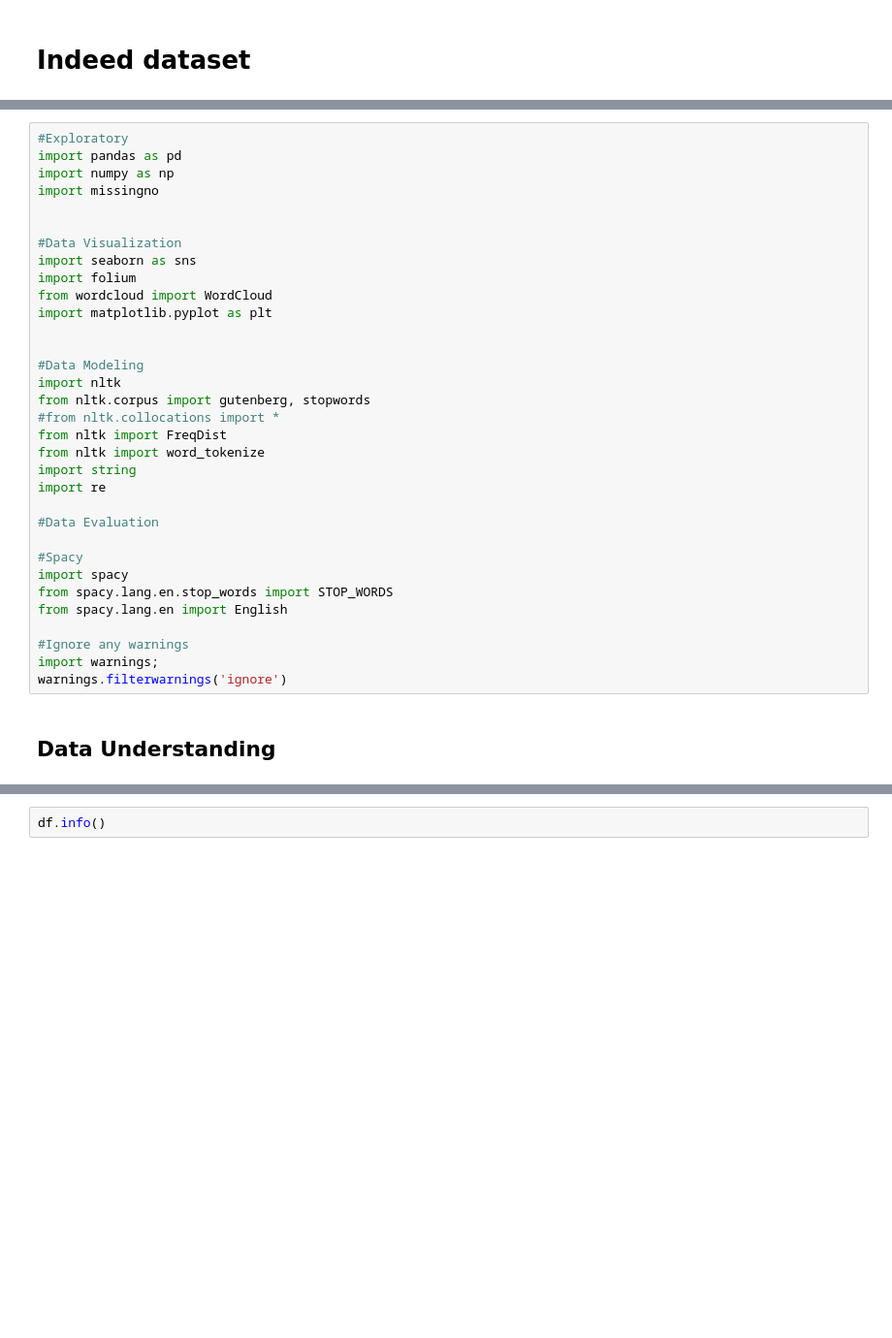
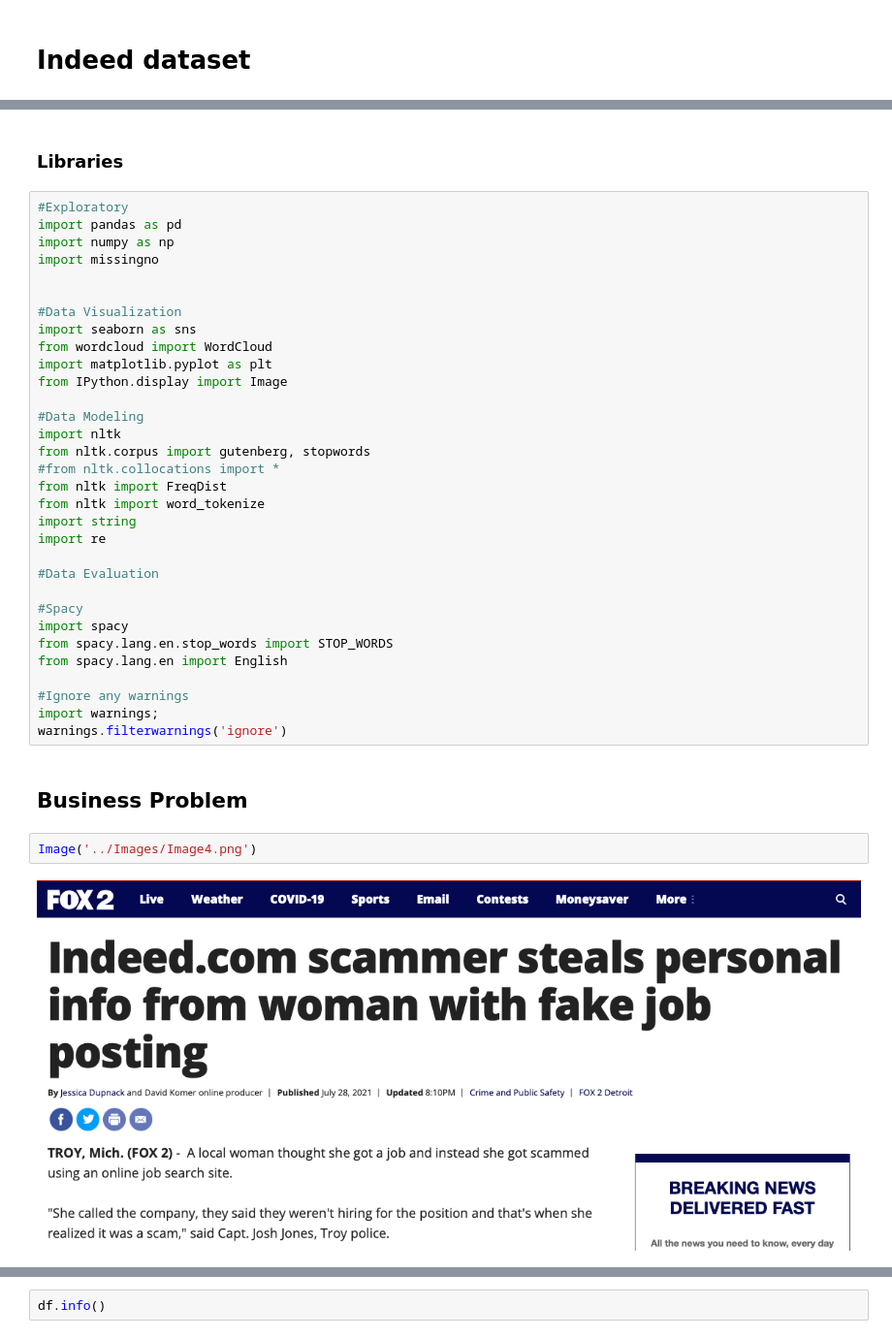
Before and after one commit to MellissaValle/Fraudulent-Job-Postings, a Jupyter notebook: Notebooks/Indeed_NB.ipynb, the cells around one changed output, grey strips where cells are left out. Shown: that part at 97% size. Cells and saved outputs as stored; diff of their text form; blank space fills up the shorter version.

```diff
--- a/Notebooks/Indeed_NB.ipynb
+++ b/Notebooks/Indeed_NB.ipynb
@@ -5,3 +8,5 @@
+# %% [markdown]
+### Libraries
 # %%
 #Exploratory
 import pandas as pd
@@ -11,10 +16,9 @@ import missingno
 
 #Data Visualization
 import seaborn as sns
-import folium
 from wordcloud import WordCloud
 import matplotlib.pyplot as plt
-
+from IPython.display import Image
 
 #Data Modeling
 import nltk
@@ -35,5 +39,9 @@ from spacy.lang.en import English
 #Ignore any warnings
 import warnings;
 warnings.filterwarnings('ignore')
-# %% [markdown]
-## Data Understanding
+# %% [markdown]
+## Business Problem
+# %%
+Image('../Images/Image4.png')
+# %% [output]
+[figure, added]
```
Also changed, not shown: parts of 29 cells of this notebook.
